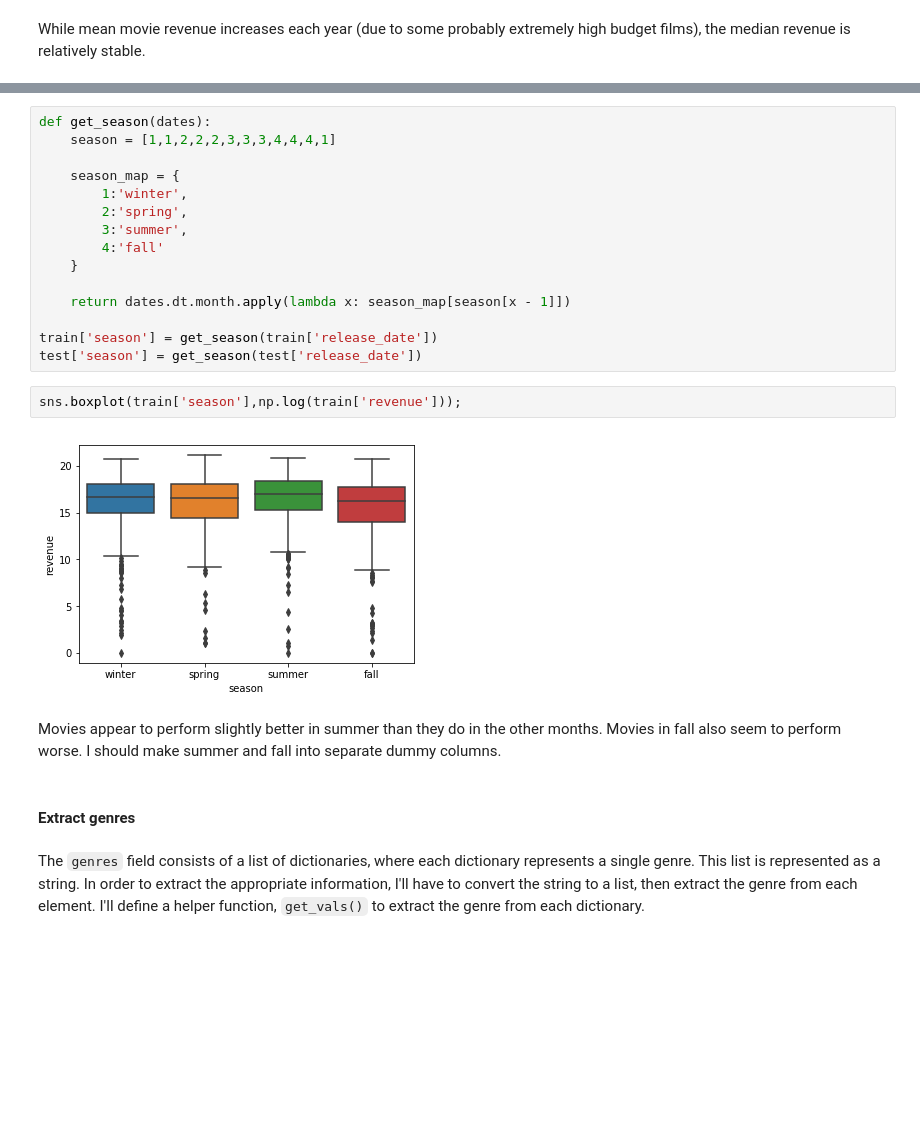
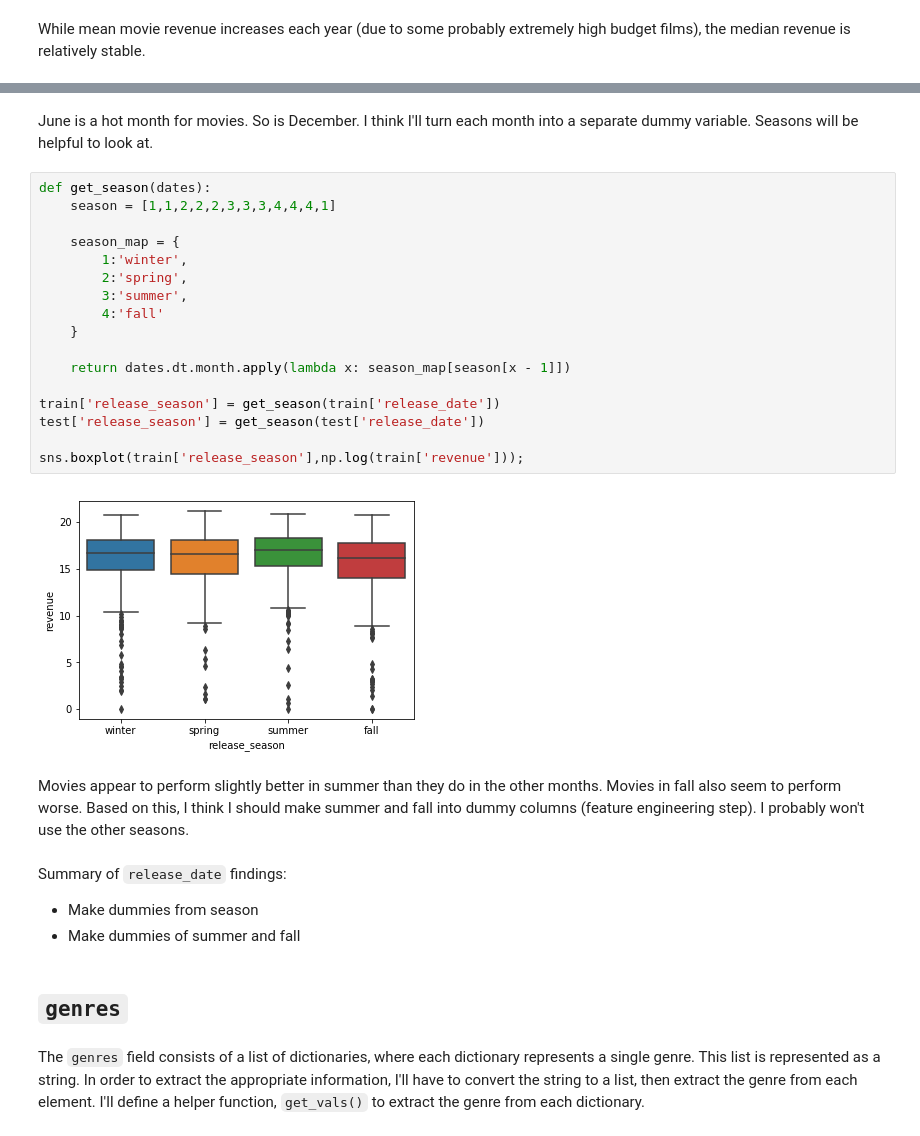
Before and after one commit to collindching/Learning-Exercises, a Jupyter notebook: Box Office Revenue Prediction/Regression Model.ipynb, the cells around one changed output, grey strips where cells are left out. Cells and saved outputs as stored; diff of their text form; blank space fills up the shorter version.

```diff
--- a/Box Office Revenue Prediction/Regression Model.ipynb
+++ b/Box Office Revenue Prediction/Regression Model.ipynb
@@ -447,25 +454,32 @@ I also want to build seasons from the month, and compare sales each season.
+# %% [markdown]
+June is a hot month for movies. So is December. I think I'll turn each month into a separate dummy variable. Seasons will be helpful to look at.
 # %%
 def get_season(dates):
     season = [1,1,2,2,2,3,3,3,4,4,4,1]
 
     season_map = {
         1:'winter',
         2:'spring',
         3:'summer',
         4:'fall'
     }
 
     return dates.dt.month.apply(lambda x: season_map[season[x - 1]])
 
-train['season'] = get_season(train['release_date'])
-test['season'] = get_season(test['release_date'])
+train['release_season'] = get_season(train['release_date'])
+test['release_season'] = get_season(test['release_date'])
+
+sns.boxplot(train['release_season'],np.log(train['revenue']));
+# %% [output]
+[figure, added]
-# %%
-sns.boxplot(train['season'],np.log(train['revenue']));
-# %% [output]
-[figure, removed]
 # %% [markdown]
-Movies appear to perform slightly better in summer than they do in the other months. Movies in fall also seem to perform worse. I should make summer and fall into separate dummy columns.
+Movies appear to perform slightly better in summer than they do in the other months. Movies in fall also seem to perform worse. Based on this, I think I should make summer and fall into dummy columns (feature engineering step). I probably won't use the other seasons.
+# %% [markdown]
+Summary of `release_date` findings:
+
+* Make dummies from season
+* Make dummies of summer and fall
 # %% [markdown]
-#### Extract genres
+## `genres`
 # %% [markdown]
 The `genres` field consists of a list of dictionaries, where each dictionary represents a single genre. This list is represented as a string. In order to extract the appropriate information, I'll have to convert the string to a list, then extract the genre from each element. I'll define a helper function, `get_vals()` to extract the genre from each dictionary.
```
Also changed, not shown: parts of 54 cells of this notebook.
